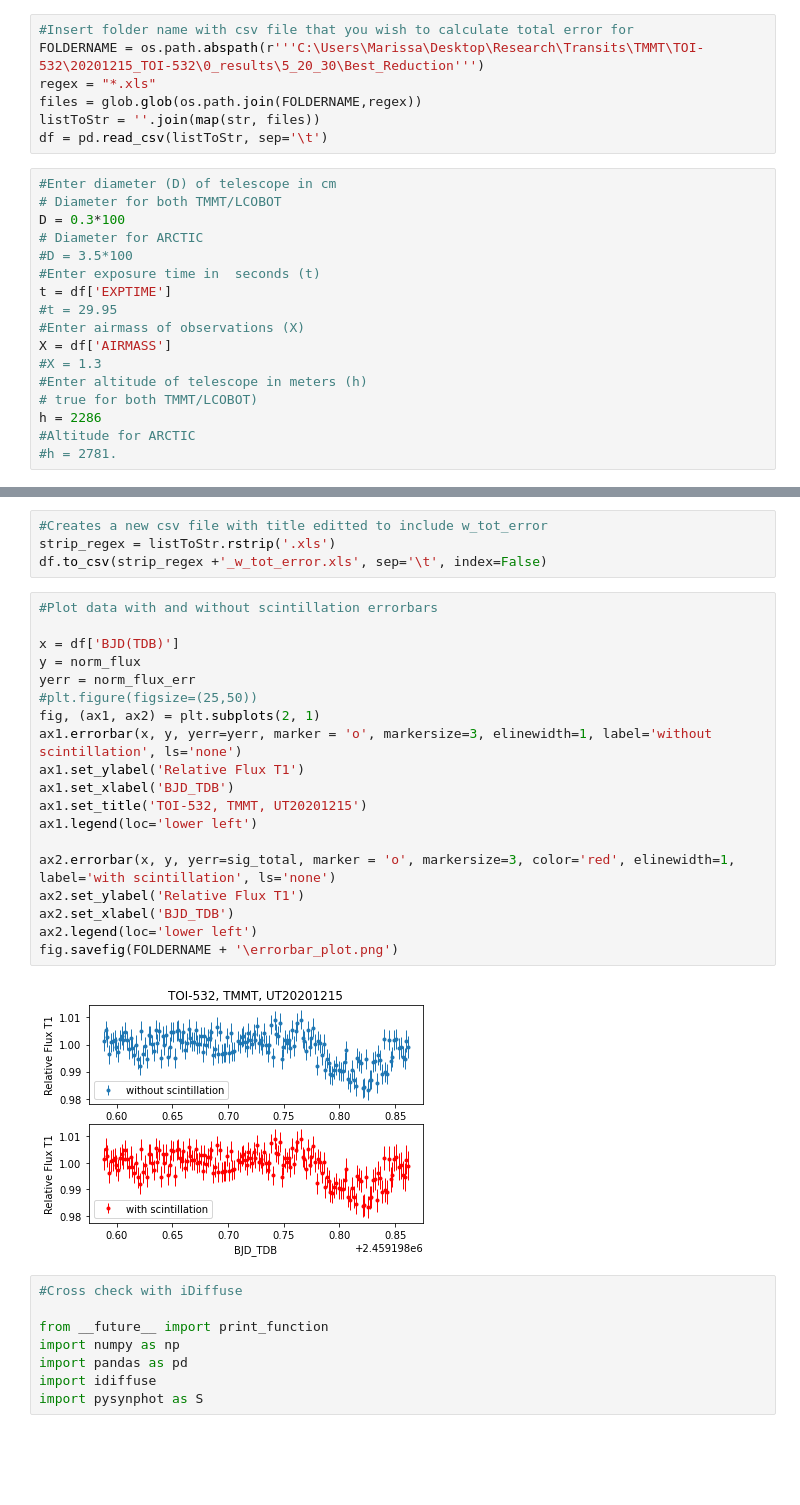
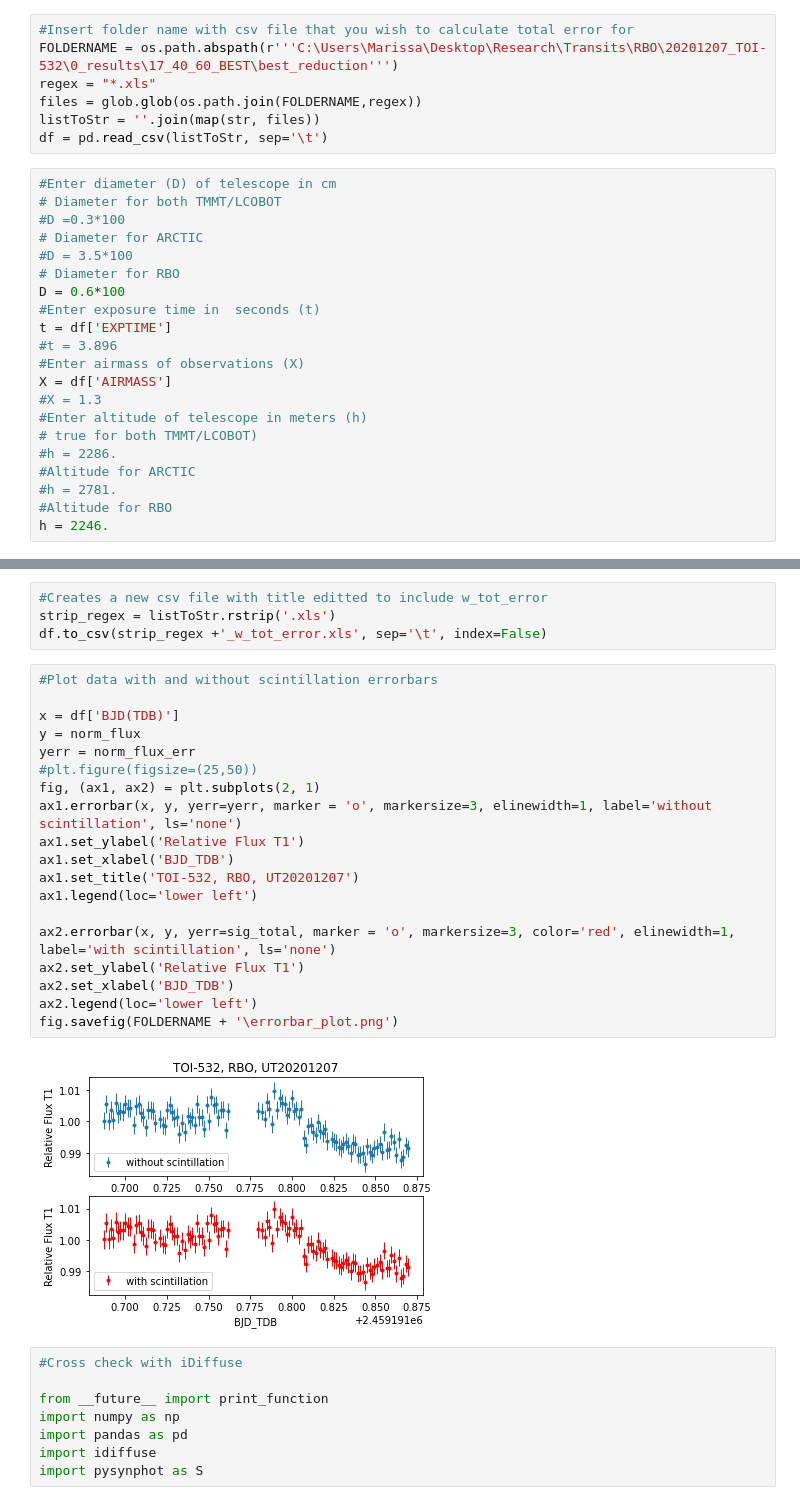
Before and after one commit to mam7337/PSU-Research, a Jupyter notebook: Scintillation_error.ipynb, the cells around one changed output, grey strips where cells are left out. Cells and saved outputs as stored; diff of their text form; blank space fills up the shorter version.

```diff
--- a/Scintillation_error.ipynb
+++ b/Scintillation_error.ipynb
@@ -8,7 +8,7 @@ import glob
 import matplotlib.pyplot as plt
 # %%
 #Insert folder name with csv file that you wish to calculate total error for
-FOLDERNAME = os.path.abspath(r'''C:\Users\Marissa\Desktop\Research\Transits\TMMT\TOI-532\20201215_TOI-532\0_results\5_20_30\Best_Reduction''')
+FOLDERNAME = os.path.abspath(r'''C:\Users\Marissa\Desktop\Research\Transits\RBO\20201207_TOI-532\0_results\17_40_60_BEST\best_reduction''')
 regex = "*.xls"
 files = glob.glob(os.path.join(FOLDERNAME,regex))
 listToStr = ''.join(map(str, files))
@@ -16,20 +16,24 @@ df = pd.read_csv(listToStr, sep='\t')
 # %%
 #Enter diameter (D) of telescope in cm
 # Diameter for both TMMT/LCOBOT
-D = 0.3*100
+#D =0.3*100
 # Diameter for ARCTIC
 #D = 3.5*100
+# Diameter for RBO
+D = 0.6*100
 #Enter exposure time in  seconds (t)
 t = df['EXPTIME']
-#t = 29.95
+#t = 3.896
 #Enter airmass of observations (X)
 X = df['AIRMASS']
 #X = 1.3
 #Enter altitude of telescope in meters (h)
 # true for both TMMT/LCOBOT)
-h = 2286
+#h = 2286.
 #Altitude for ARCTIC
 #h = 2781.
+#Altitude for RBO
+h = 2246.
 # %%
 #Calculate the expected scintillation noise for a given star
 sig_s = 0.09 * (D ** (-2./3.)) * (X ** (1.75)) * ((2. * t) ** -0.5) * np.exp(-h/8000.)
@@ -125,24 +130,24 @@ df.to_csv(strip_regex +'_w_tot_error.xls', sep='\t', index=False)
 # %%
 #Plot data with and without scintillation errorbars
 
 x = df['BJD(TDB)']
 y = norm_flux
 yerr = norm_flux_err
 #plt.figure(figsize=(25,50))
 fig, (ax1, ax2) = plt.subplots(2, 1)
 ax1.errorbar(x, y, yerr=yerr, marker = 'o', markersize=3, elinewidth=1, label='without scintillation', ls='none')
 ax1.set_ylabel('Relative Flux T1')
 ax1.set_xlabel('BJD_TDB')
-ax1.set_title('TOI-532, TMMT, UT20201215')
+ax1.set_title('TOI-532, RBO, UT20201207')
 ax1.legend(loc='lower left')
 
 ax2.errorbar(x, y, yerr=sig_total, marker = 'o', markersize=3, color='red', elinewidth=1, label='with scintillation', ls='none')
 ax2.set_ylabel('Relative Flux T1')
 ax2.set_xlabel('BJD_TDB')
 ax2.legend(loc='lower left')
 fig.savefig(FOLDERNAME + '\errorbar_plot.png')
 # %% [output]
-[figure, old version]
+[figure, new version]
 # %%
 #Cross check with iDiffuse
 
```
Also changed, not shown: parts of 4 cells of this notebook.
